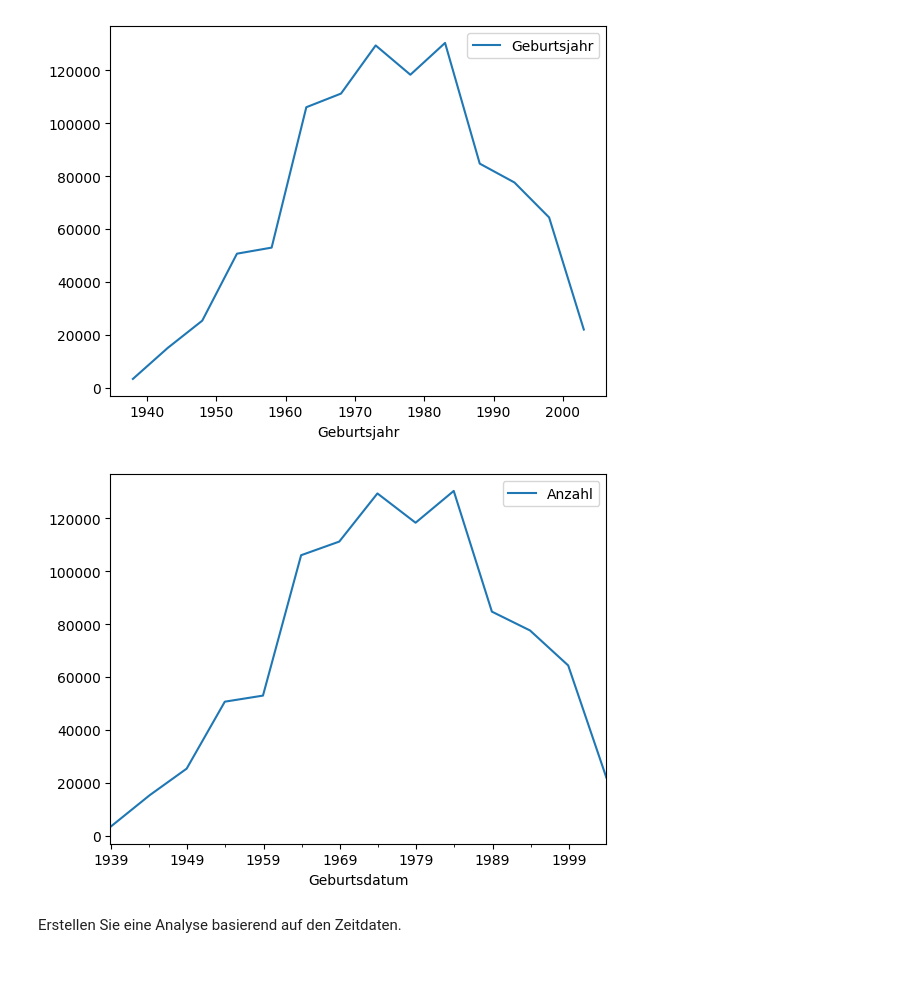
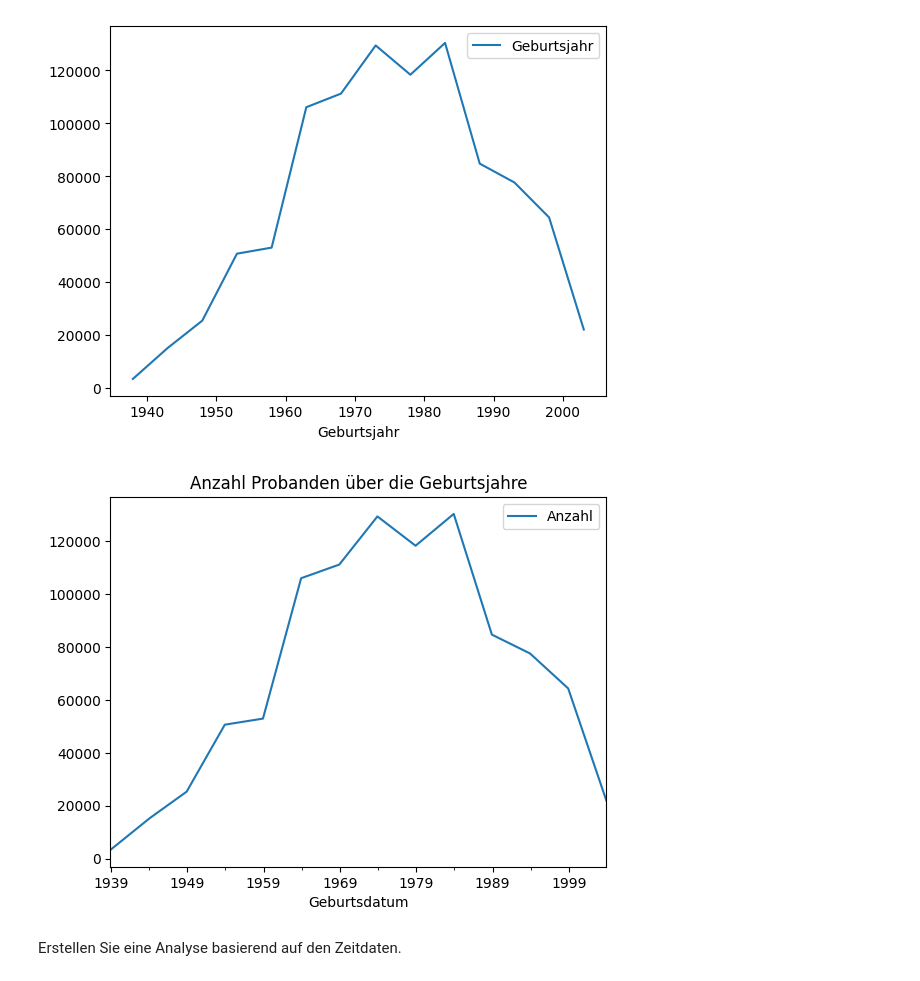
Before and after one commit to SebastianGrab/DataAnalyticsWS23-24, a Jupyter notebook: Projektarbeit/Aufgaben/Projektarbeit_A4.ipynb, the cells around one changed output. Cells and saved outputs as stored; diff of their text form; code cells hidden in the pictures.

```diff
--- a/Projektarbeit/Aufgaben/Projektarbeit_A4.ipynb
+++ b/Projektarbeit/Aufgaben/Projektarbeit_A4.ipynb
@@ -53,16 +53,24 @@ Name: Mittlerer arterieller Blutdruck, dtype: float64
 Untersuchen Sie die Korrelationen gesamthaft und graphisch für mindestens 2 Feature-Kombinationen.
 # %%
 # Features bereinigen:
+
+    # Trinker 'Y' --> 1 & 'N' --> 0:
 
 dataset['Trinker'] = dataset['Trinker'] == 'Y'
 dataset['Trinker'] = dataset['Trinker'].astype(int)
 
-dataset['Male'] = dataset['Geschlecht'] == 'Male'
-dataset['Female'] = dataset['Geschlecht'] == 'Female'
+    # Neue Spalten 'Mann' & 'Frau': 1 wenn true, 0 wenn false:
 
-dataset['Male'] = dataset['Male'].astype(int)
-dataset['Female'] = dataset['Female'].astype(int)
+dataset['Mann'] = dataset['Geschlecht'] == 'Male'
+dataset['Frau'] = dataset['Geschlecht'] == 'Female'
+
+    # Format als Integer:
+
+dataset['Mann'] = dataset['Mann'].astype(int)
+dataset['Frau'] = dataset['Frau'].astype(int)
 dataset['Trinker'] = dataset['Trinker'].astype(int)
+
+    # Entfernen der ursprünglichen 'Geschlecht'-Spalte:
 
 dataset = dataset.drop('Geschlecht', axis=1)
 
@@ -118,28 +128,28 @@ plt.show()
 # %% [output]
 [figure]
 # %%
-# Upsampling des Datasets auf Monatsebene:
+# Upsampling des Datasets auf Monatsebene, da wir das Geburtsjahr lediglich in 5-Jahres-Intervallen vorliegen haben:
 
     # Datumsspalte erstellen:
 
 dataset['Geburtstag'] = '1231'
 dataset['Geburtsdatum'] = dataset['Geburtsjahr'].astype(str) + dataset['Geburtstag']
 
 dataset['Geburtsdatum'] = pd.to_datetime(dataset['Geburtsdatum'], format = '%Y%m%d')
 
 dataset['Anzahl'] = 1
 
-    # Resampling:
+    # Lineares Resampling auf Monatsebene:
 
 years = dataset.groupby('Geburtsdatum').agg({'Anzahl': 'count'})
 
 years_upsampled = years.resample('M').asfreq().interpolate(method='linear')
 
 years_upsampled.plot()
-
+plt.title('Anzahl Probanden über die Geburtsjahre')
 plt.show()
 # %% [output]
-[figure, old version]
+[figure, new version]
 # %% [markdown]
 Erstellen Sie eine Analyse basierend auf den Zeitdaten.
 # %%
```
Also changed, not shown: parts of 3 cells of this notebook, 2 other files.
